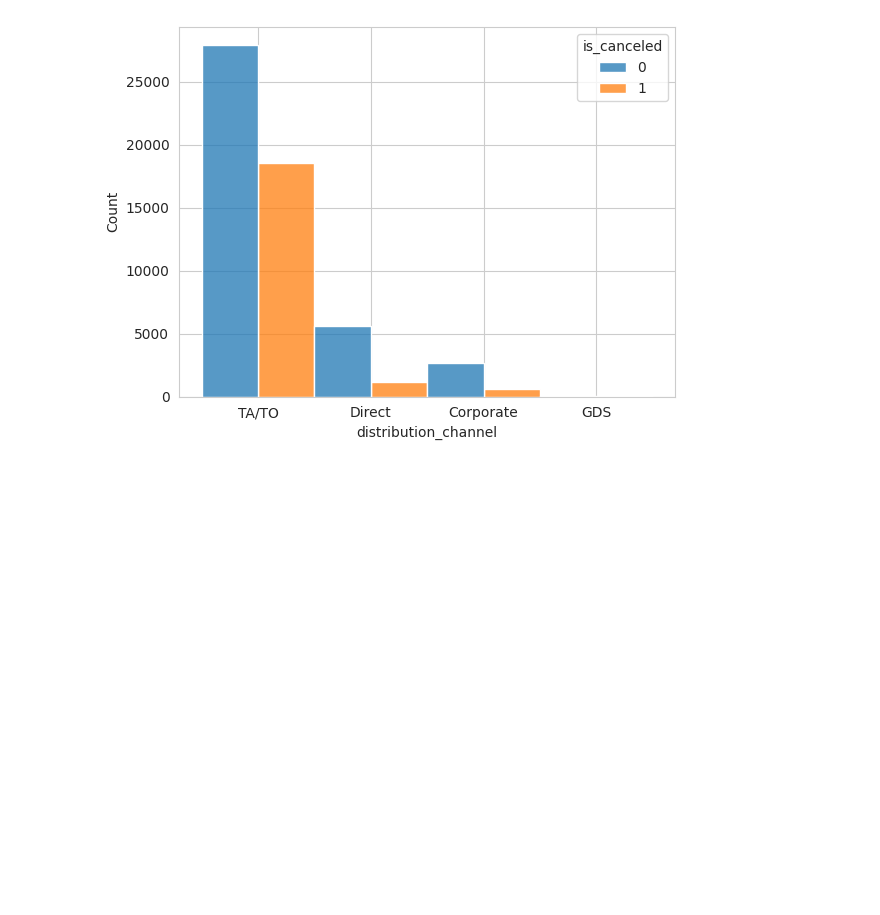
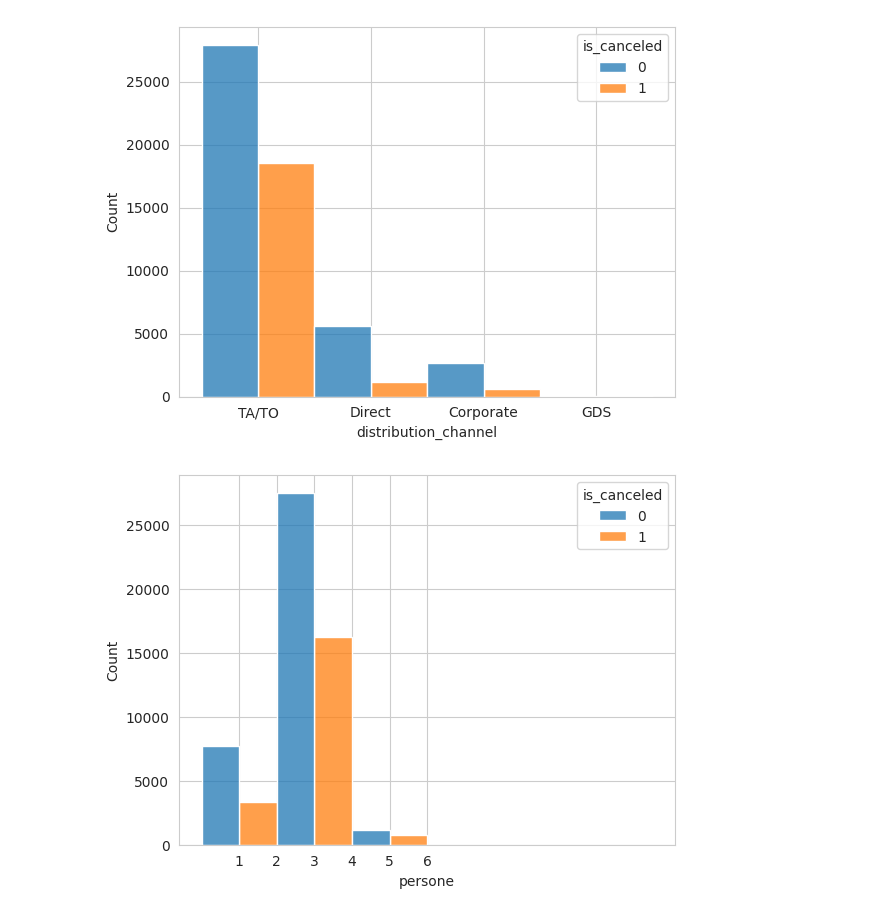
Before and after one commit to Nikocioni/progetto_programmazione_nik_ross_salvo, a Jupyter notebook: progetto_niko_ross_salvo_3.ipynb, the cells around one changed output. Cells and saved outputs as stored; diff of their text form; code cells hidden in the pictures; blank space fills up the shorter version.

```diff
--- a/progetto_niko_ross_salvo_3.ipynb
+++ b/progetto_niko_ross_salvo_3.ipynb
@@ -664,5 +664,12 @@ sns.histplot(x="distribution_channel", hue = "is_canceled", multiple = "dodge",
 plt.show()
 # %% [output]
 [figure]
+# %%
+#cancellazioni in base alle persone
+sns.histplot(x="persone", hue="is_canceled", multiple="dodge", stat="count", data=train, bins = 6)
+plt.xticks([1, 2, 3, 4, 5, 6])
+plt.show()
+# %% [output]
+[figure, added]
 # %%
 #persone e cancellazioni
```
Also changed, not shown: parts of 6 cells of this notebook.
